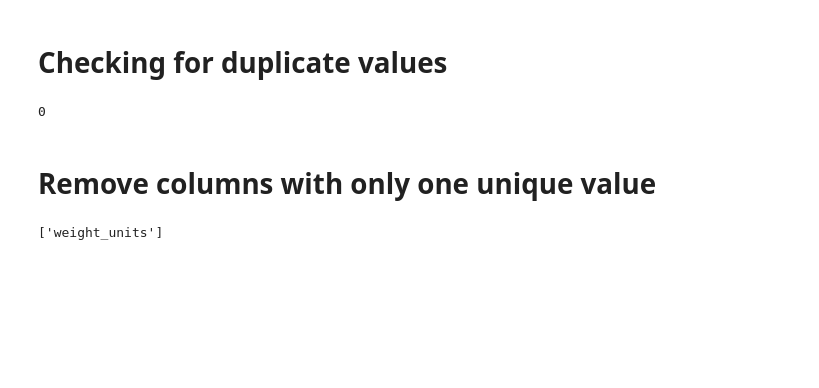
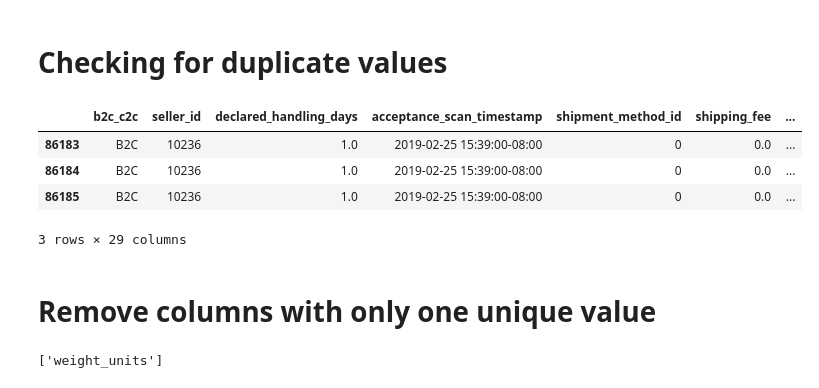
Before and after one commit to Swagget/ebay_delivery_prediction_competition, a Jupyter notebook: notebooks/Monisha's EDA.ipynb, the cells around one changed output. Cells and saved outputs as stored; diff of their text form; code cells hidden in the pictures; blank space fills up the shorter version.

```diff
--- a/notebooks/Monisha's EDA.ipynb
+++ b/notebooks/Monisha's EDA.ipynb
@@ -277,0 +279,2 @@ training_data.describe().T
+# %%
+columns_to_remove = ['record_number']
@@ -279,9 +304,14 @@ training_data.describe().T
 # Checking for duplicate values
 # %%
 duplicates = training_data.duplicated()
-duplicates.sum()
+training_data[duplicates]
+# After removing record_number column can see three duplicates
 # %% [output]
+|  | b2c_c2c | seller_id | declared_handling_days | acceptance_scan_timestamp | shipment_method_id | shipping_fee | ... |
+| 86183 | B2C | 10236 | 1.0 | 2019-02-25 15:39:00-08:00 | 0 | 0.0 | ... |
+| 86184 | B2C | 10236 | 1.0 | 2019-02-25 15:39:00-08:00 | 0 | 0.0 | ... |
+| 86185 | B2C | 10236 | 1.0 | 2019-02-25 15:39:00-08:00 | 0 | 0.0 | ... |
-0
+3 rows × 29 columns
 # %% [markdown]
 # Remove columns with only one unique value
 # %%
```
Also changed, not shown: parts of 20 cells of this notebook.
